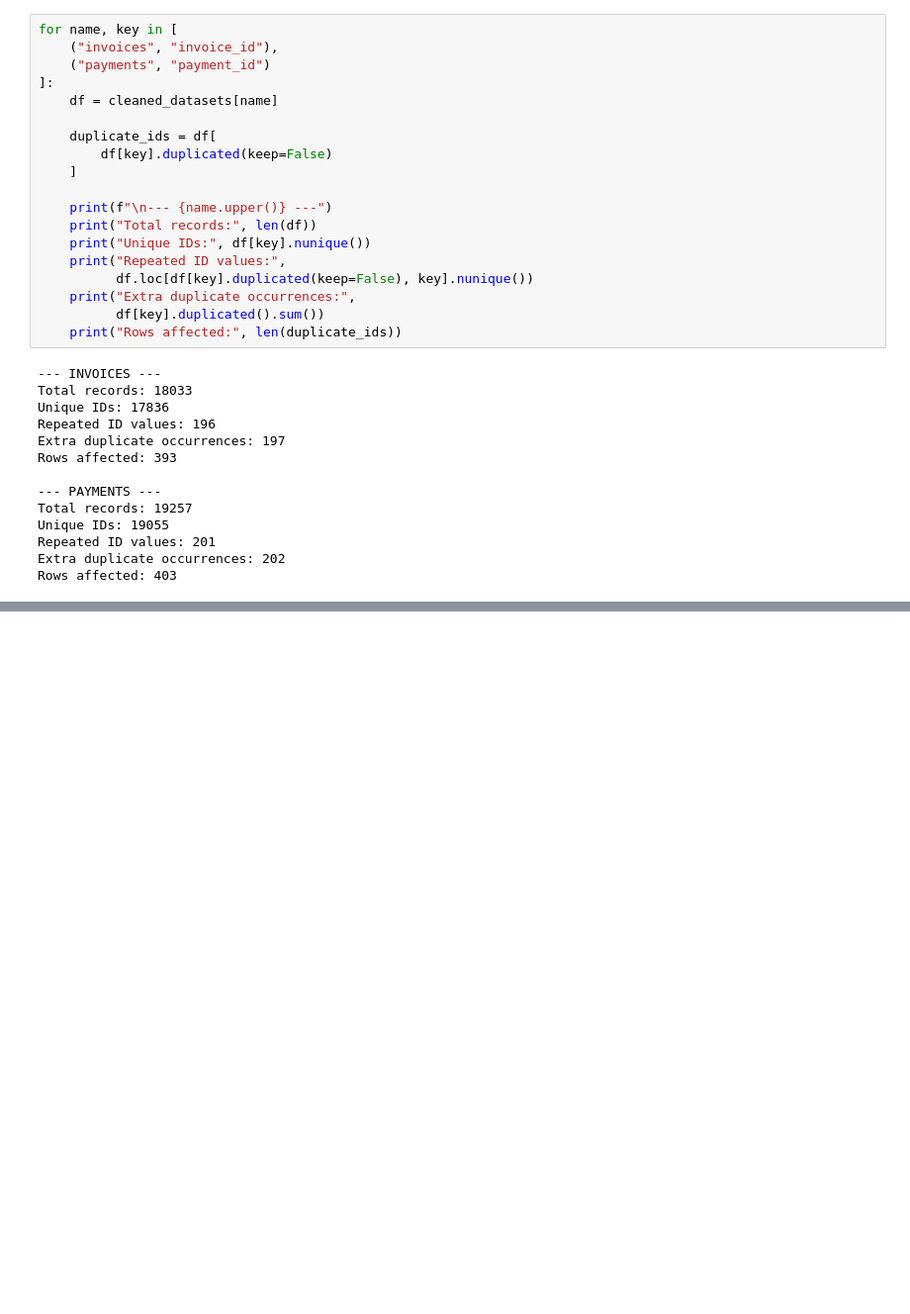
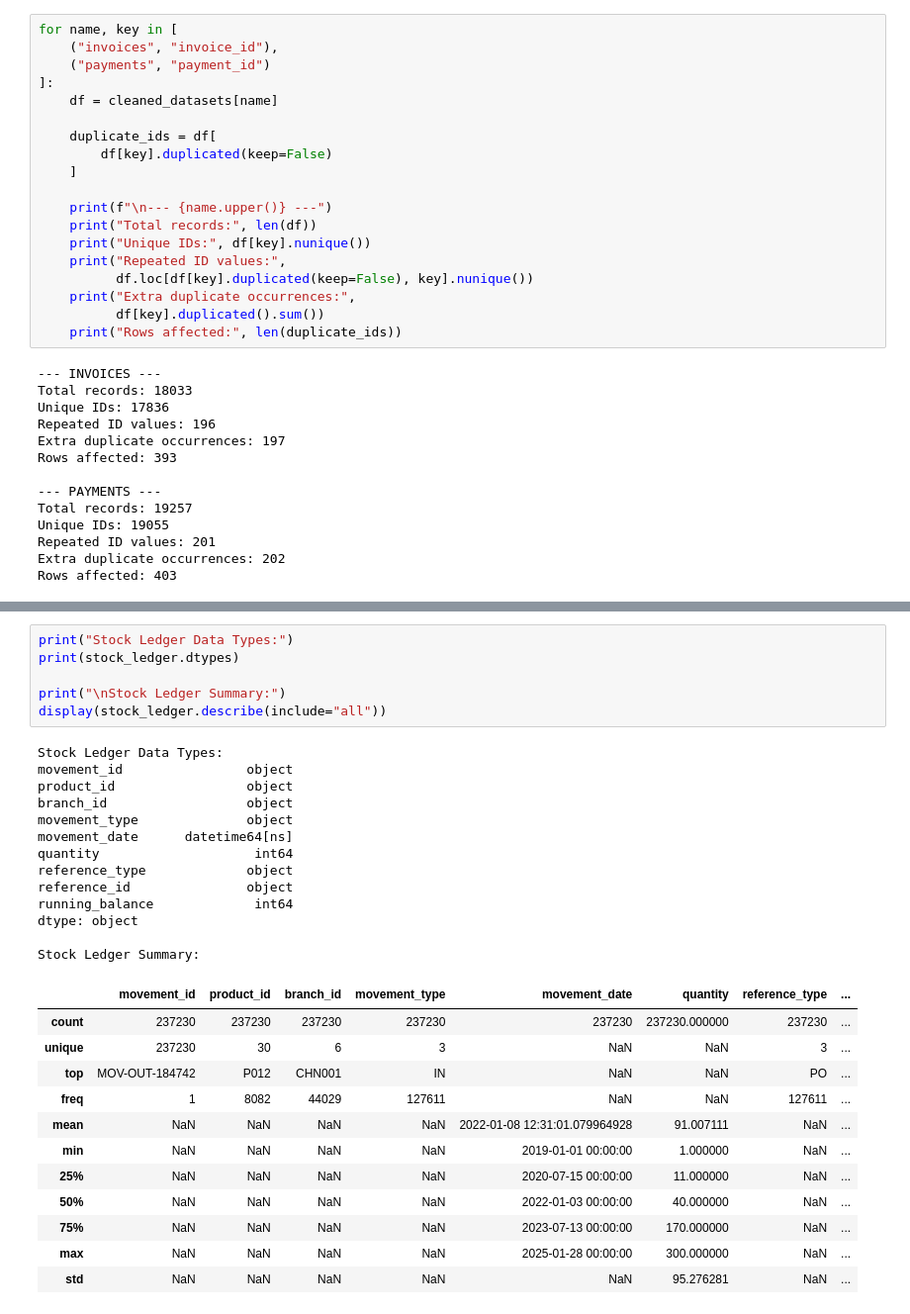
Before and after one commit to Pranav-Nikate/CadetX-Heavy-Supplier-Warehouse-Analytics, a Jupyter notebook: CadetX_Week1_Data_Analysis.ipynb, the cells around one changed output, grey strips where cells are left out. Shown at 99% size. Saved outputs shown, nothing was run; the diff lists cells and outputs as text; blank space fills up the shorter version.

```diff
--- a/CadetX_Week1_Data_Analysis.ipynb
+++ b/CadetX_Week1_Data_Analysis.ipynb
@@ -965,0 +1676,32 @@ Rows affected: 403
+# %%
+print("Stock Ledger Data Types:")
+print(stock_ledger.dtypes)
+
+print("\nStock Ledger Summary:")
+display(stock_ledger.describe(include="all"))
+# %% [output]
+Stock Ledger Data Types:
+movement_id                object
+product_id                 object
+branch_id                  object
+movement_type              object
+movement_date      datetime64[ns]
+quantity                    int64
+reference_type             object
+reference_id               object
+running_balance             int64
+dtype: object
+
+Stock Ledger Summary:
+|  | movement_id | product_id | branch_id | movement_type | movement_date | quantity | reference_type | ... |
+| count | 237230 | 237230 | 237230 | 237230 | 237230 | 237230.000000 | 237230 | ... |
+| unique | 237230 | 30 | 6 | 3 | NaN | NaN | 3 | ... |
+| top | MOV-OUT-184742 | P012 | CHN001 | IN | NaN | NaN | PO | ... |
+| freq | 1 | 8082 | 44029 | 127611 | NaN | NaN | 127611 | ... |
+| mean | NaN | NaN | NaN | NaN | 2022-01-08 12:31:01.079964928 | 91.007111 | NaN | ... |
+| min | NaN | NaN | NaN | NaN | 2019-01-01 00:00:00 | 1.000000 | NaN | ... |
+| 25% | NaN | NaN | NaN | NaN | 2020-07-15 00:00:00 | 11.000000 | NaN | ... |
+| 50% | NaN | NaN | NaN | NaN | 2022-01-03 00:00:00 | 40.000000 | NaN | ... |
+| 75% | NaN | NaN | NaN | NaN | 2023-07-13 00:00:00 | 170.000000 | NaN | ... |
+| max | NaN | NaN | NaN | NaN | 2025-01-28 00:00:00 | 300.000000 | NaN | ... |
+| std | NaN | NaN | NaN | NaN | NaN | 95.276281 | NaN | ... |
```
Also changed, not shown: parts of 82 cells of this notebook.
